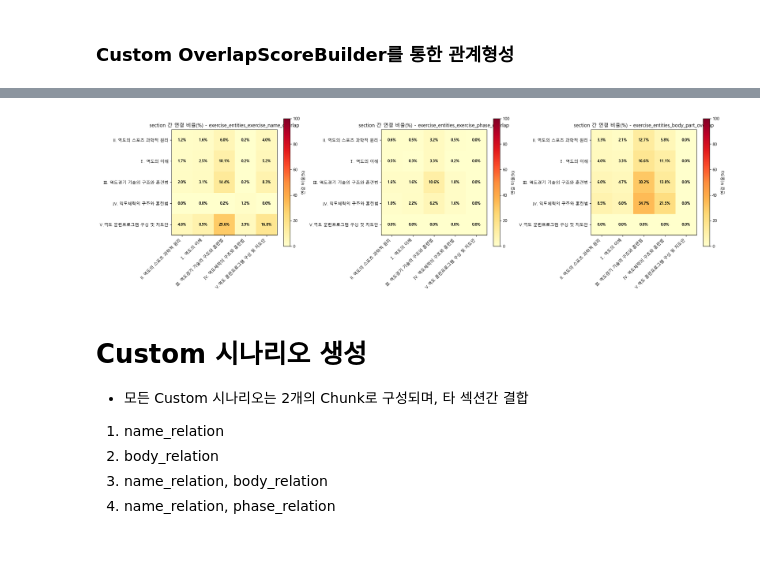
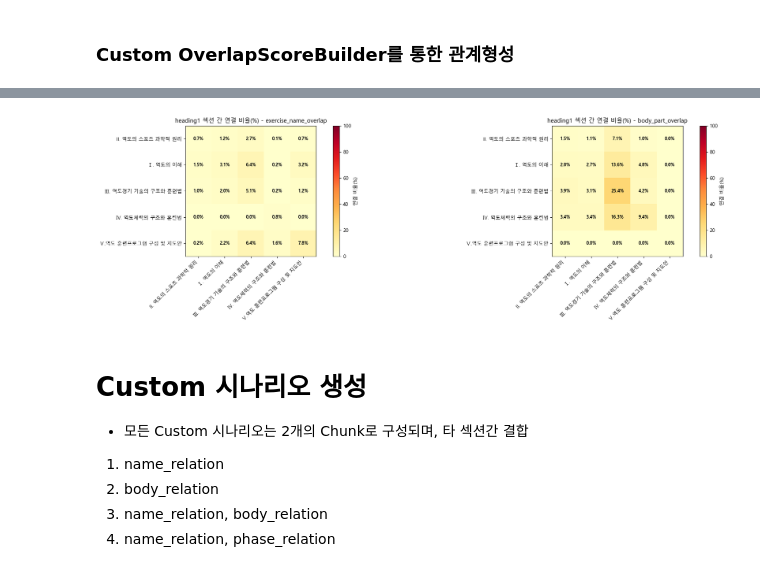
Before and after one commit to yswSlamDunk/SportAgent, a Jupyter notebook: jupyter/3002. RAGAS Customization.ipynb, the cells around one changed output, grey strips where cells are left out. Saved outputs shown, nothing was run; the diff lists cells and outputs as text; code cells hidden in the pictures.

```diff
--- a/jupyter/3002. RAGAS Customization.ipynb
+++ b/jupyter/3002. RAGAS Customization.ipynb
@@ -44,7 +45,7 @@ from ragas.testset.graph import Node, NodeType
 generator_llm = LangchainLLMWrapper(ChatOpenAI(model='gpt-4o-mini'))
 generator_embeddings = LangchainEmbeddingsWrapper(OpenAIEmbeddings())
 
-kg = KnowledgeGraph.load('../data/document/역도/kg.json')
+kg = KnowledgeGraph.load('../data/rag/kg.json')
 # %% [markdown]
 ## 1. 문서 기반 페르소나 생성이 아닌 RAG 시스템 사용자 페르소나 설정
 * 실 사용자를 예상하여 페르소나 설정
@@ -786,4 +585,4 @@ transforms = [
 # %%
-kg = KnowledgeGraph.load('../data/document/역도/kg.json')
+kg = KnowledgeGraph.load('../data/rag/kg.json')
 # %%
 count_relation = {'exercise_name': 0,
@@ -813,16 +615,15 @@ analyze_relationship(kg)
 # %%
 custom_rel_types = [
-    'exercise_entities_exercise_name_overlap',
-    'exercise_entities_exercise_phase_overlap',
-    'exercise_entities_body_part_overlap'
+    'exercise_name_overlap',
+    'body_part_overlap'
 ]
 dfs = analyze_sector_connection_ratio(
     kg,
     rel_types=custom_rel_types,
     figsize=(21, 6)  # 3개의 그래프를 위해 더 넓게
 )
 # %% [output]
-[figure, old version]
+[figure, new version]
 # %% [markdown]
 # Custom 시나리오 생성
 * 모든 Custom 시나리오는 2개의 Chunk로 구성되며, 타 섹션간 결합
```
Also changed, not shown: parts of 29 cells of this notebook, 15 other files.
